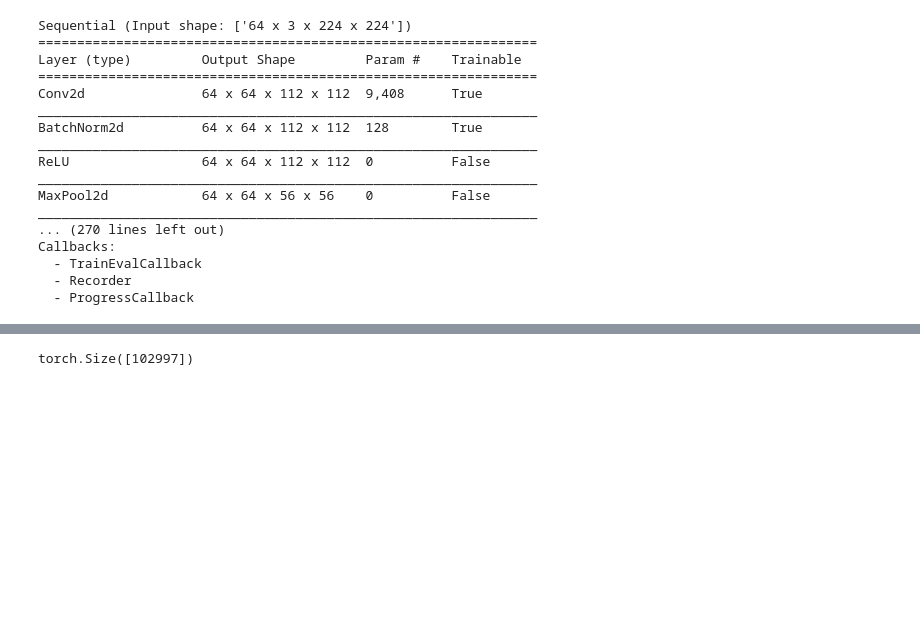
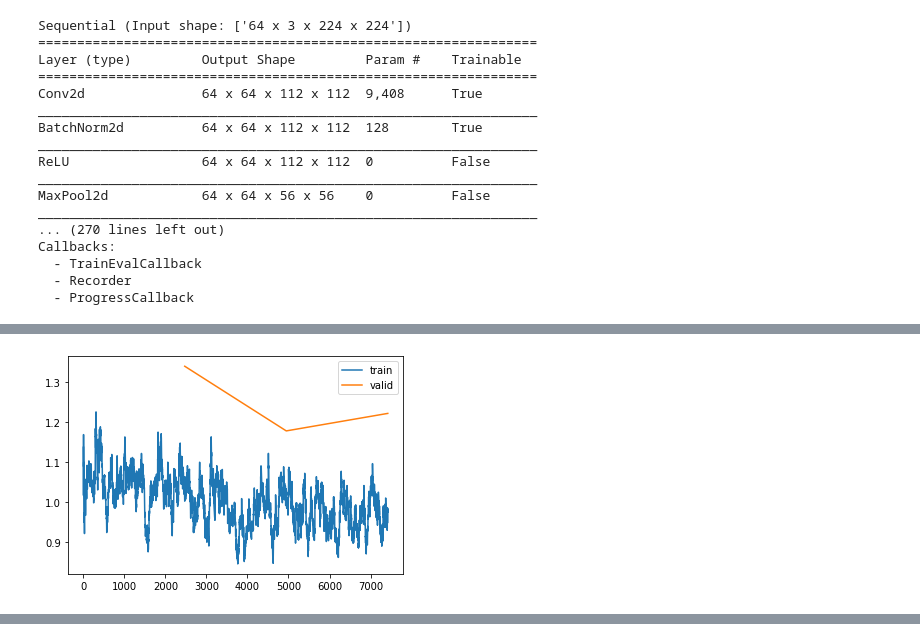
Before and after one commit to peluz/victor-visual-text, a Jupyter notebook: img_training.ipynb, the cells around one changed output, grey strips where cells are left out. Cells and saved outputs as stored; diff of their text form; code cells hidden in the pictures; blank space fills up the shorter version.

```diff
--- a/img_training.ipynb
+++ b/img_training.ipynb
@@ -292,11 +343,13 @@ learn.recorder.plot_loss()
+# %%
+learn.recorder.plot_loss()
+# %% [output]
+[figure, added]
 # %%
 preds, targets = learn.get_preds()
 # %% [output]
 [interactive output not drawn]
 # %%
-preds = np.argmax(preds, axis=1); preds.shape
+preds = np.argmax(preds, axis=1)
-# %% [output]
-torch.Size([102997])
 # %%
 from sklearn.metrics import classification_report
 
```
Also changed, not shown: parts of 24 cells of this notebook.
